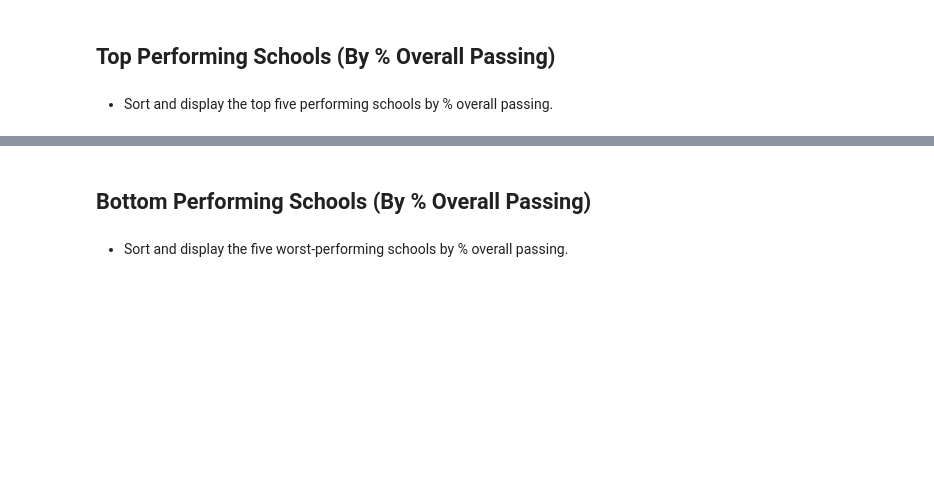
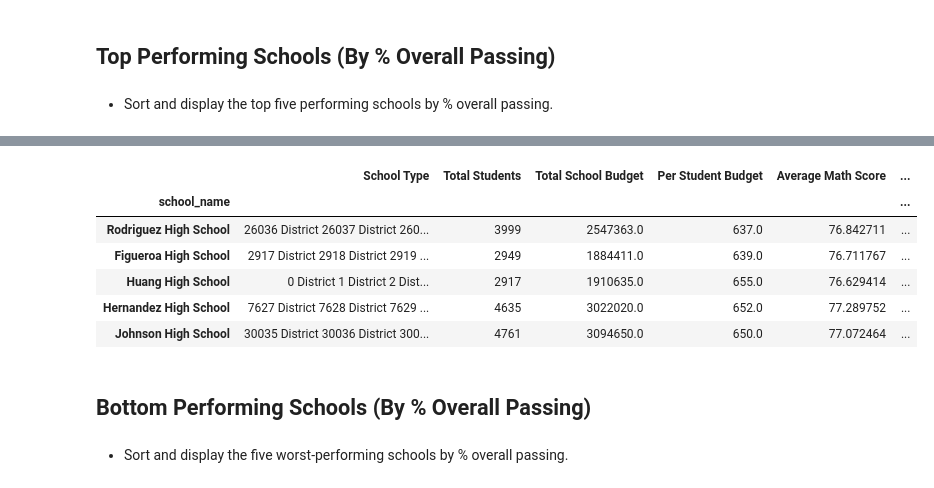
Before and after one commit to nazila-entezari/pandas-challenge, a Jupyter notebook: PyCitySchools/PyCitySchools_starter.ipynb, the cells around one changed output, grey strips where cells are left out. Saved outputs shown, nothing was run; the diff lists cells and outputs as text; code cells hidden in the pictures; blank space fills up the shorter version.

```diff
--- a/PyCitySchools/PyCitySchools_starter.ipynb
+++ b/PyCitySchools/PyCitySchools_starter.ipynb
@@ -400,3 +405,15 @@ ValueError: array length 15 does not match index length 30
+# %%
+#Bottom Performing Schools (By % Overall Passing)
+bottom_performing=summary_df.sort_values(['% Overall Passing'],ascending=True)
+bottom_performing.head()
+# %% [output]
+|  | School Type | Total Students | Total School Budget | Per Student Budget | Average Math Score | ... |
+| school_name |  |  |  |  |  | ... |
+| Rodriguez High School | 26036 District 26037 District 260... | 3999 | 2547363.0 | 637.0 | 76.842711 | ... |
+| Figueroa High School | 2917 District 2918 District 2919 ... | 2949 | 1884411.0 | 639.0 | 76.711767 | ... |
+| Huang High School | 0 District 1 District 2 Dist... | 2917 | 1910635.0 | 655.0 | 76.629414 | ... |
+| Hernandez High School | 7627 District 7628 District 7629 ... | 4635 | 3022020.0 | 652.0 | 77.289752 | ... |
+| Johnson High School | 30035 District 30036 District 300... | 4761 | 3094650.0 | 650.0 | 77.072464 | ... |
 # %% [markdown]
 ## Bottom Performing Schools (By % Overall Passing)
 # %% [markdown]
```
Also changed, not shown: parts of 23 cells of this notebook.
